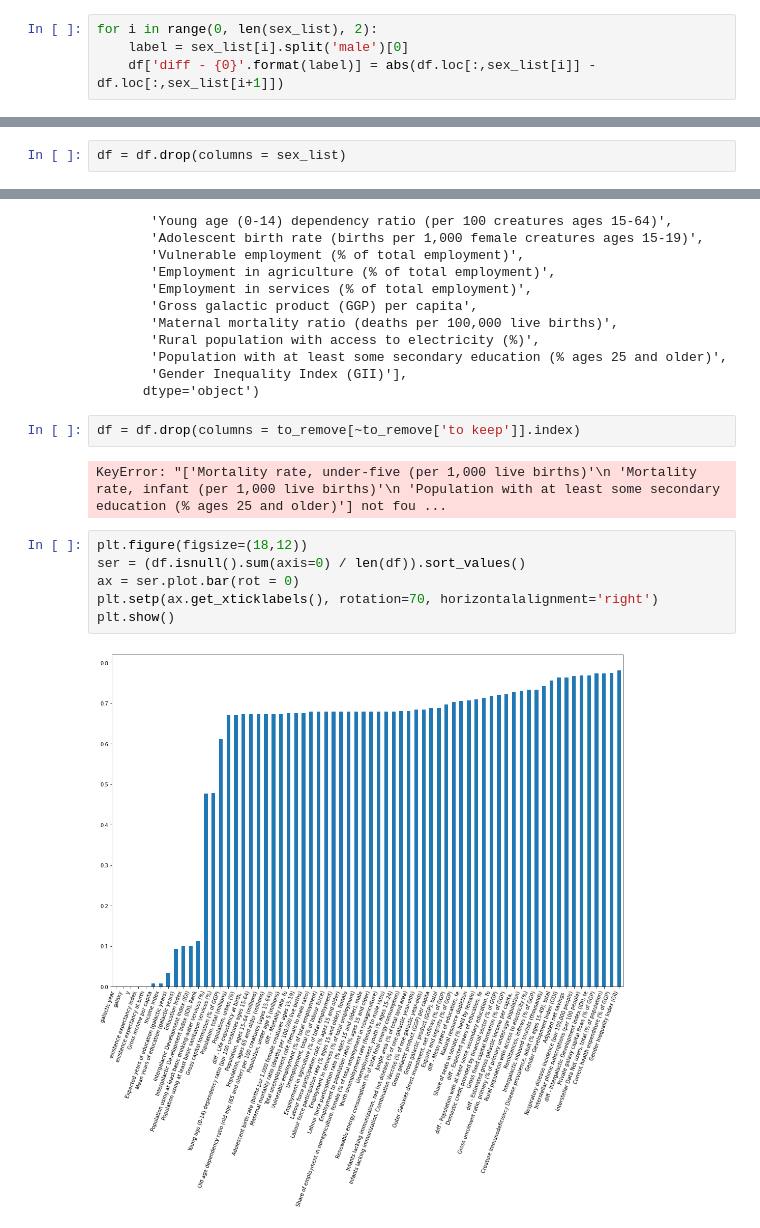
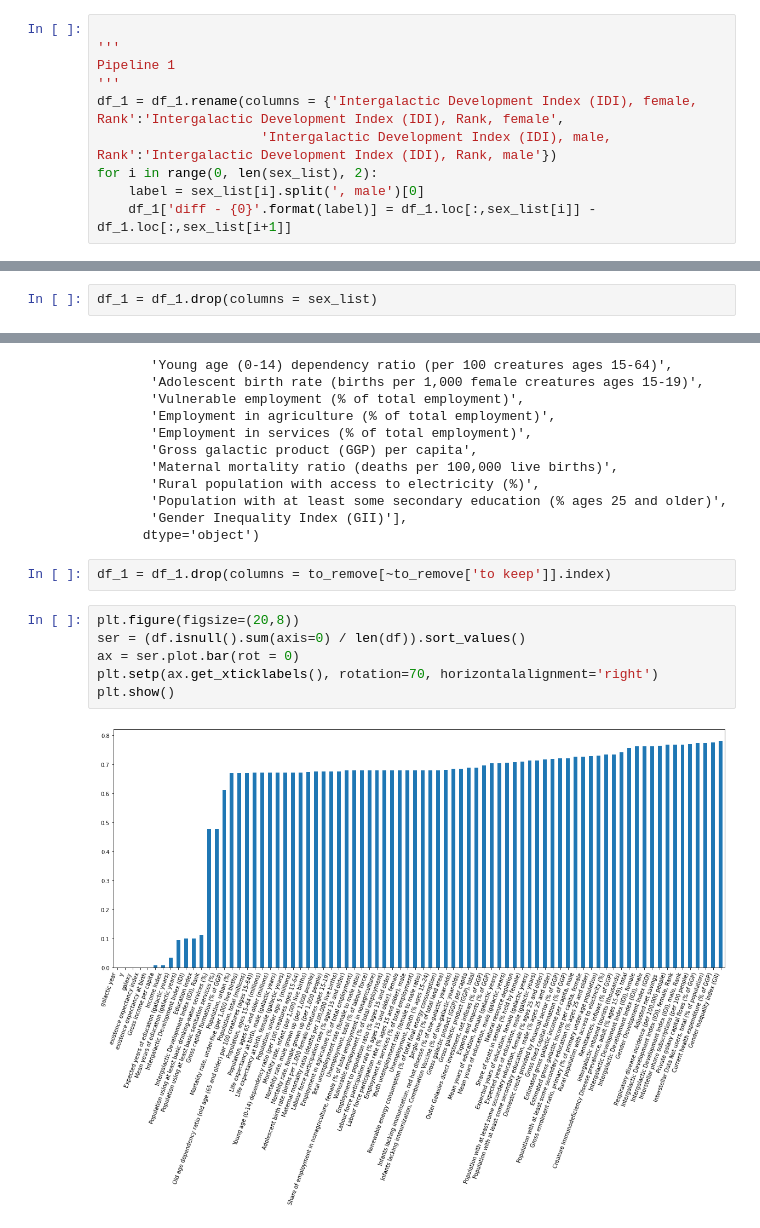
Before and after one commit to AzizMosbah/HappinessForecast, a Jupyter notebook: Draft.ipynb, the cells around one changed output, grey strips where cells are left out. Saved outputs shown, nothing was run; the diff lists cells and outputs as text.

```diff
--- a/Draft.ipynb
+++ b/Draft.ipynb
@@ -157,4 +167,10 @@ sex_list = [
 # %%
+
+'''
+Pipeline 1
+'''
+df_1 = df_1.rename(columns = {'Intergalactic Development Index (IDI), female, Rank':'Intergalactic Development Index (IDI), Rank, female',
+                     'Intergalactic Development Index (IDI), male, Rank':'Intergalactic Development Index (IDI), Rank, male'})
 for i in range(0, len(sex_list), 2):
-    label = sex_list[i].split('male')[0]
-    df['diff - {0}'.format(label)] = abs(df.loc[:,sex_list[i]] - df.loc[:,sex_list[i+1]])
+    label = sex_list[i].split(', male')[0]
+    df_1['diff - {0}'.format(label)] = df_1.loc[:,sex_list[i]] - df_1.loc[:,sex_list[i+1]]
@@ -187,5 +213,5 @@ Index(['galactic year', 'galaxy', 'y', 'existence expectancy index',
        'Gender Inequality Index (GII)'],
       dtype='object')
 # %%
-df = df.drop(columns = sex_list)
+df_1 = df_1.drop(columns = sex_list)
 # %%
@@ -212,15 +238,13 @@ Index(['Population using at least basic drinking-water services (%)',
        'Gender Inequality Index (GII)'],
       dtype='object')
 # %%
-df = df.drop(columns = to_remove[~to_remove['to keep']].index)
+df_1 = df_1.drop(columns = to_remove[~to_remove['to keep']].index)
-# %% [output]
-KeyError: "['Mortality rate, under-five (per 1,000 live births)'\n 'Mortality rate, infant (per 1,000 live births)'\n 'Population with at least some secondary education (% ages 25 and older)'] not fou ...
 # %%
-plt.figure(figsize=(18,12))
+plt.figure(figsize=(20,8))
 ser = (df.isnull().sum(axis=0) / len(df)).sort_values()
 ax = ser.plot.bar(rot = 0)
 plt.setp(ax.get_xticklabels(), rotation=70, horizontalalignment='right')
 plt.show()
 # %% [output]
-[figure, old version]
+[figure, new version]
 # %%
```
Also changed, not shown: parts of 30 cells of this notebook.
